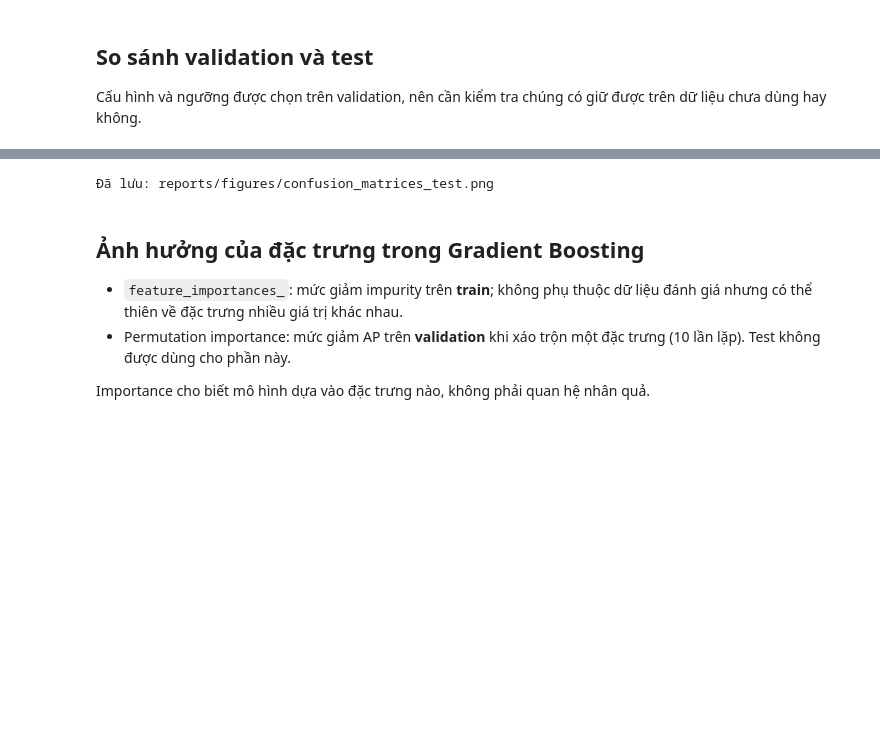
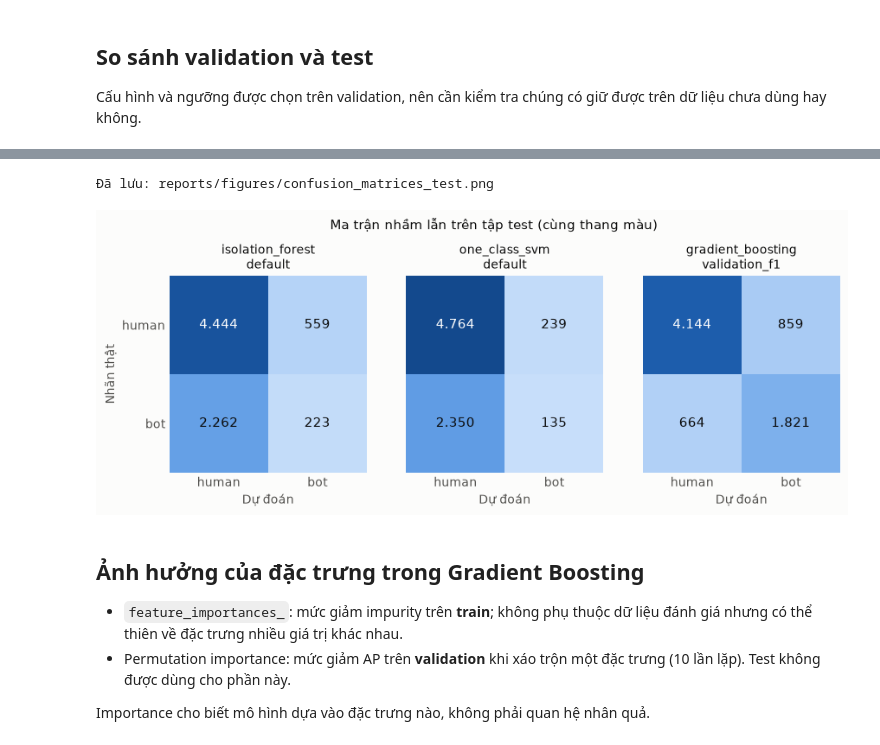
Before and after one commit to nbatho/Social-Media-Bot-Fake-Account-Detection, a Jupyter notebook: notebooks/04_evaluation.ipynb, the cells around one changed output, grey strips where cells are left out. Cells and saved outputs as stored; diff of their text form; code cells hidden in the pictures; blank space fills up the shorter version.

```diff
--- a/notebooks/04_evaluation.ipynb
+++ b/notebooks/04_evaluation.ipynb
@@ -207,10 +206,10 @@ plt.show()
 # %%
 panels = [
-    ("dummy", "default"), ("isolation_forest", "default"),
+    ("isolation_forest", "default"),
     ("one_class_svm", "default"), ("gradient_boosting", "validation_f1"),
 ]
 BLUE_RAMP = ["#cde2fb", "#86b6ef", "#2a78d6", "#104281"]
 cmap = plt.matplotlib.colors.LinearSegmentedColormap.from_list("blue", BLUE_RAMP)
-fig, axes = plt.subplots(1, 4, figsize=(12, 3.2), sharey=True)
+fig, axes = plt.subplots(1, 3, figsize=(10, 3.2), sharey=True)
 for ax, (name, setting) in zip(axes, panels):
     row = metrics[(metrics["model"] == name) & (metrics["setting"] == setting)].iloc[0]
@@ -218,21 +217,22 @@ for ax, (name, setting) in zip(axes, panels):
     ax.imshow(matrix, cmap=cmap, vmin=0, vmax=len(y_test) * (1 - bot_share))
     for (i, j), count in np.ndenumerate(matrix):
         dark_cell = count > 0.5 * len(y_test) * (1 - bot_share)
         ax.text(j, i, f"{count:,}".replace(",", "."), ha="center", va="center",
                 color="white" if dark_cell else INK, fontsize=11)
     ax.set_title(f"{name}\n{setting}", fontsize=10)
     ax.set_xticks([0, 1], ["human", "bot"])
     ax.set_yticks([0, 1], ["human", "bot"])
     ax.set_xlabel("Dự đoán")
     ax.tick_params(length=0)
     for spine in ax.spines.values():
         spine.set_visible(False)
 axes[0].set_ylabel("Nhãn thật")
 fig.suptitle("Ma trận nhầm lẫn trên tập test (cùng thang màu)", y=1.06, fontsize=11)
 save_figure(fig, "confusion_matrices_test.png")
 plt.show()
 # %% [output]
 Đã lưu: reports/figures/confusion_matrices_test.png
+[figure, added]
 # %% [markdown]
 ## Ảnh hưởng của đặc trưng trong Gradient Boosting
 
```
Also changed, not shown: parts of 14 cells of this notebook, 21 other files.
